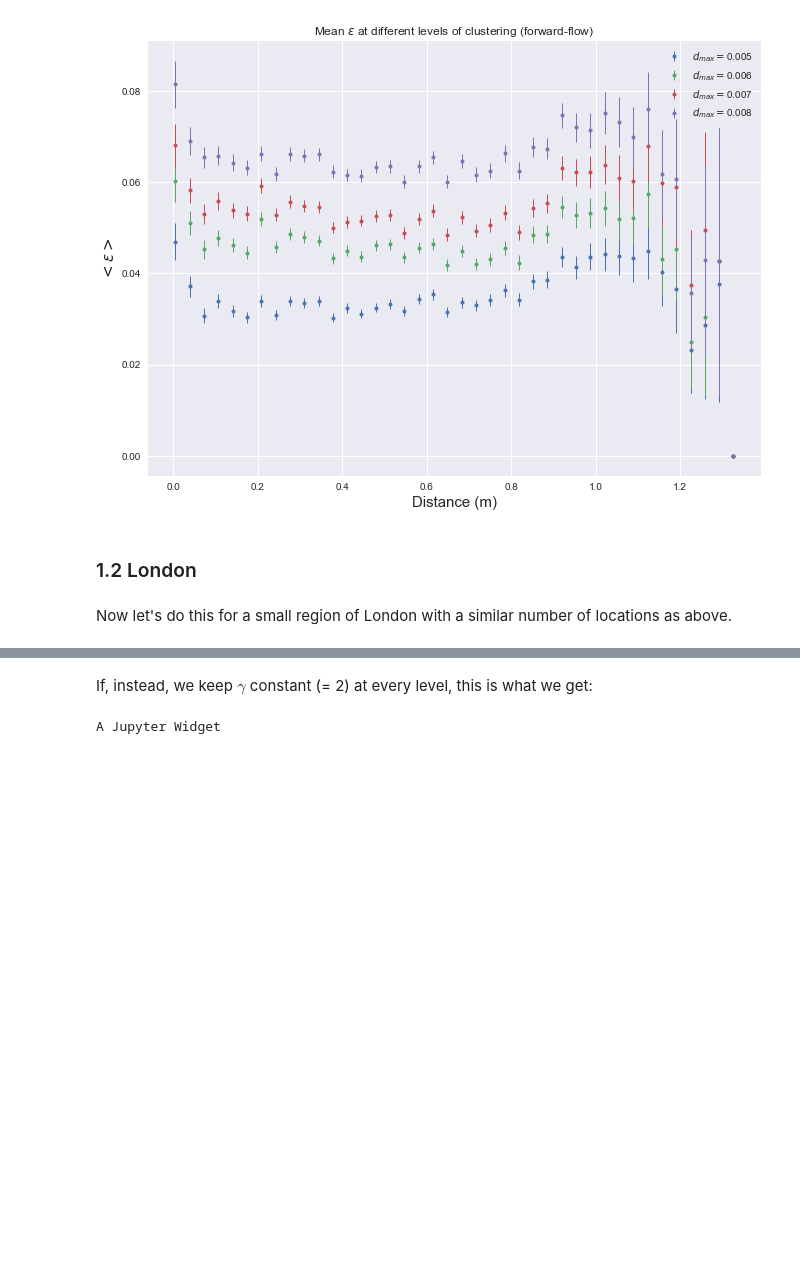
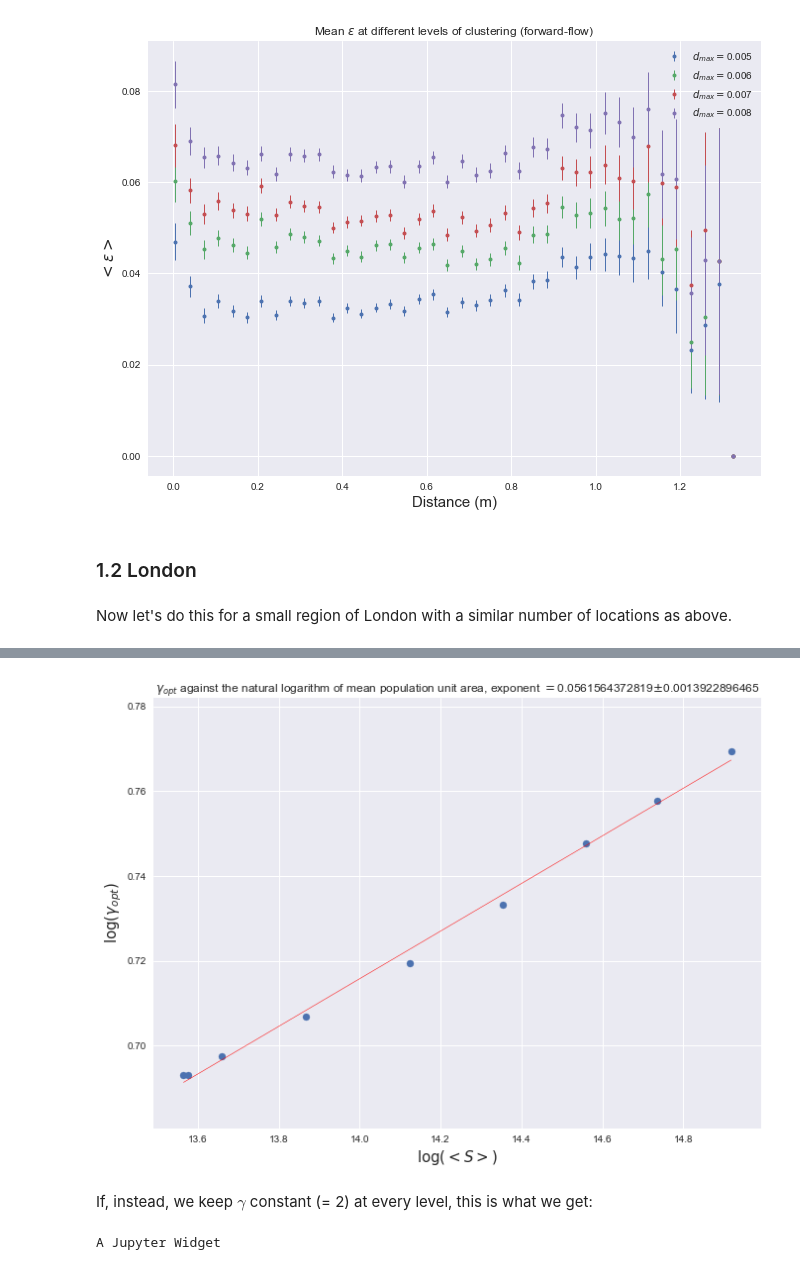
Before and after one commit to jbremz/human_mob, a Jupyter notebook: Notebooks/Ilaria's Log/Week 15.ipynb, the cells around one changed output, grey strips where cells are left out. Cells and saved outputs as stored; diff of their text form; code cells hidden in the pictures; blank space fills up the shorter version.

```diff
--- a/Notebooks/Ilaria's Log/Week 15.ipynb
+++ b/Notebooks/Ilaria's Log/Week 15.ipynb
@@ -132,3 +136,7 @@ plt.show()
+# %%
+gamma_S(h_lon, gamma_0, gammas_lon[1:])
+# %% [output]
+[figure, added]
 # %% [markdown]
 If, instead, we keep $\gamma$ constant (= 2) at every level, this is what we get:
 # %%
```
Also changed, not shown: parts of 16 cells of this notebook, 1 other file.
